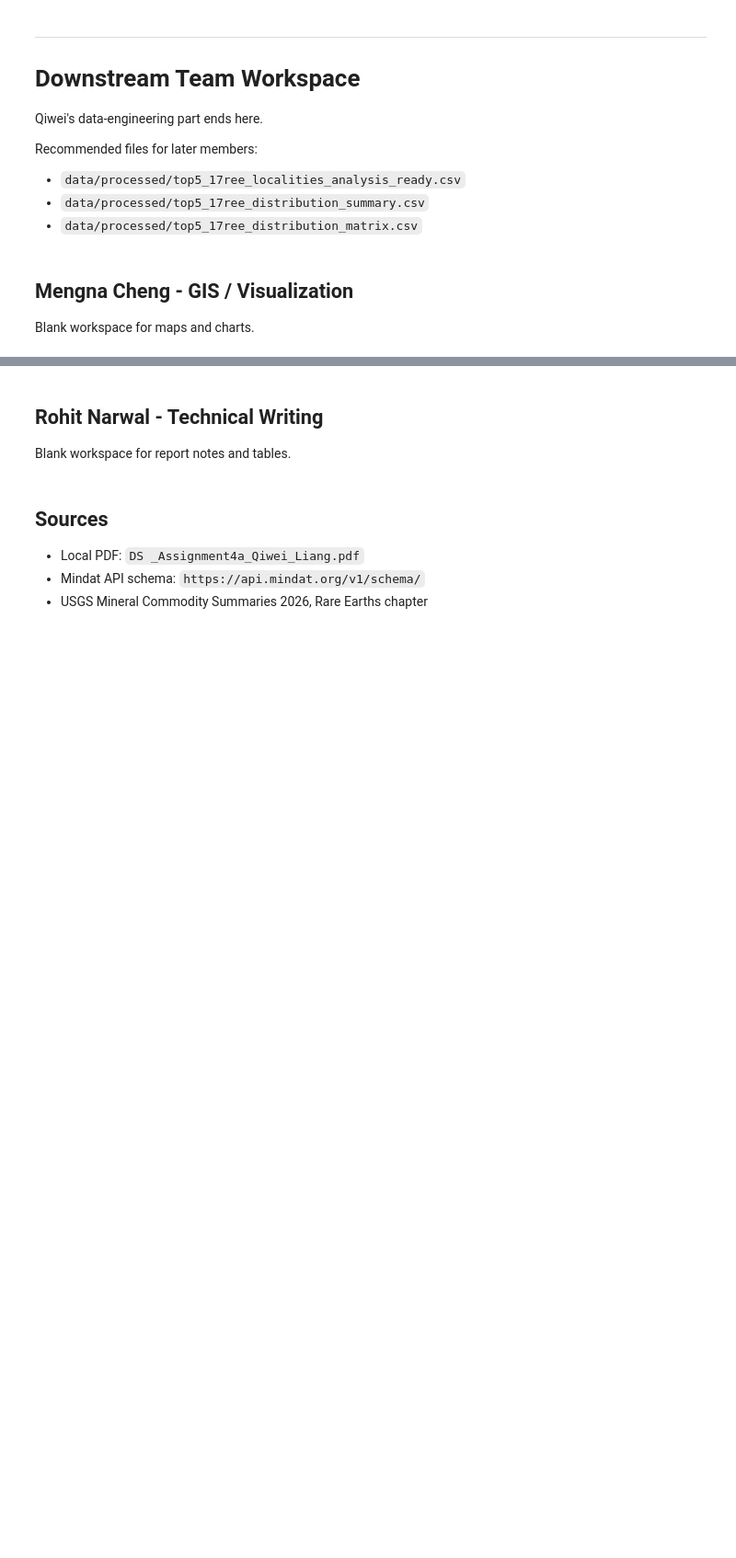
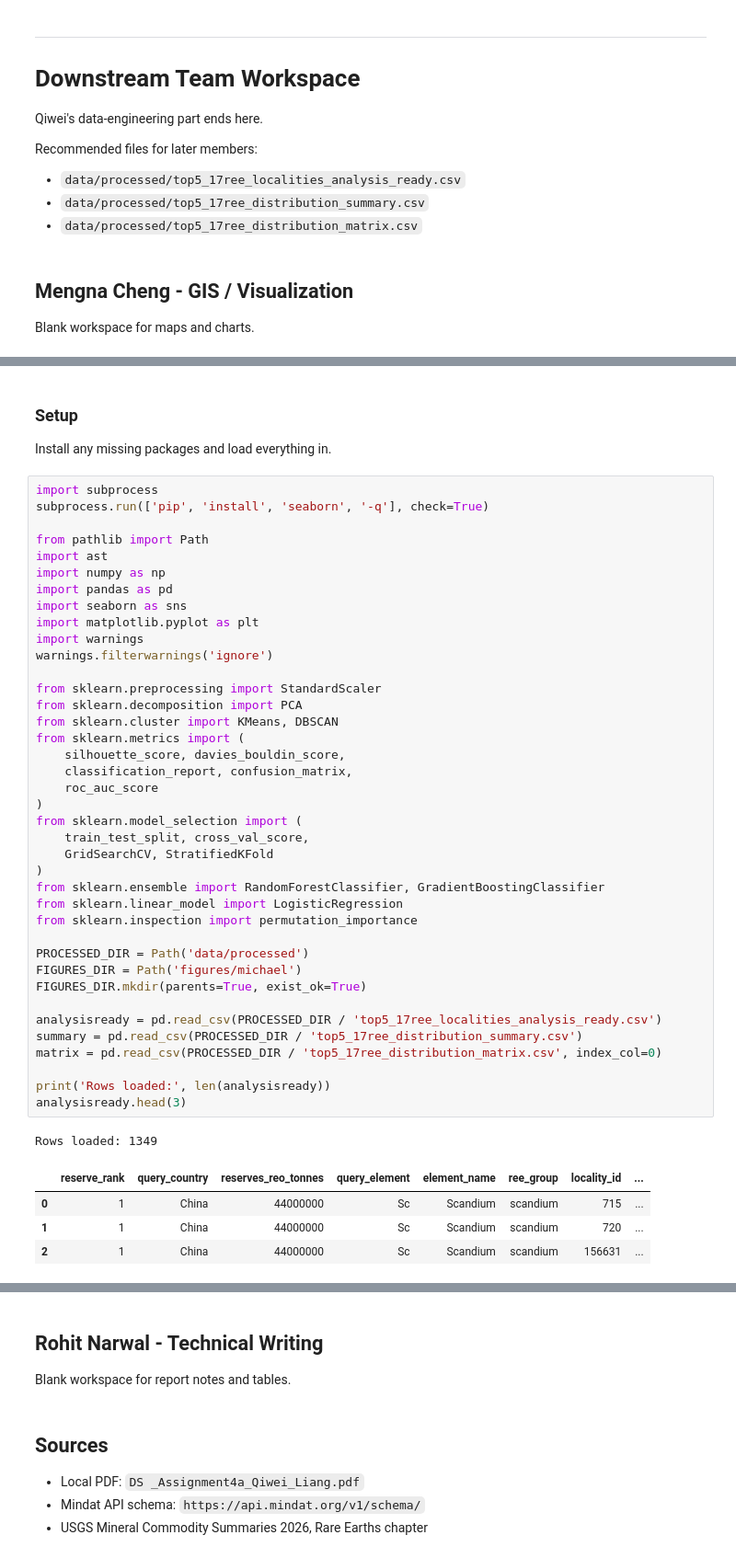
Before and after one commit to QIWEI-LIANG/Data-Science2026, a Jupyter notebook: REE/REE.ipynb, the cells around one changed output, grey strips where cells are left out. Shown at 92% size. Saved outputs shown, nothing was run; the diff lists cells and outputs as text; blank space fills up the shorter version.

Commit message:
Clustering update

```diff
--- a/REE/REE.ipynb
+++ b/REE/REE.ipynb
@@ -363,0 +369,49 @@ Blank workspace for clustering or modeling.
+# %% [markdown]
+### Setup
+
+Install any missing packages and load everything in.
+# %%
+import subprocess
+subprocess.run(['pip', 'install', 'seaborn', '-q'], check=True)
+
+from pathlib import Path
+import ast
+import numpy as np
+import pandas as pd
+import seaborn as sns
+import matplotlib.pyplot as plt
+import warnings
+warnings.filterwarnings('ignore')
+
+from sklearn.preprocessing import StandardScaler
+from sklearn.decomposition import PCA
+from sklearn.cluster import KMeans, DBSCAN
+from sklearn.metrics import (
+    silhouette_score, davies_bouldin_score,
+    classification_report, confusion_matrix,
+    roc_auc_score
+)
+from sklearn.model_selection import (
+    train_test_split, cross_val_score,
+    GridSearchCV, StratifiedKFold
+)
+from sklearn.ensemble import RandomForestClassifier, GradientBoostingClassifier
+from sklearn.linear_model import LogisticRegression
+from sklearn.inspection import permutation_importance
+
+PROCESSED_DIR = Path('data/processed')
+FIGURES_DIR = Path('figures/michael')
+FIGURES_DIR.mkdir(parents=True, exist_ok=True)
+
+analysisready = pd.read_csv(PROCESSED_DIR / 'top5_17ree_localities_analysis_ready.csv')
+summary = pd.read_csv(PROCESSED_DIR / 'top5_17ree_distribution_summary.csv')
+matrix = pd.read_csv(PROCESSED_DIR / 'top5_17ree_distribution_matrix.csv', index_col=0)
+
+print('Rows loaded:', len(analysisready))
+analysisready.head(3)
+# %% [output]
+Rows loaded: 1349
+|  | reserve_rank | query_country | reserves_reo_tonnes | query_element | element_name | ree_group | locality_id | ... |
+| 0 | 1 | China | 44000000 | Sc | Scandium | scandium | 715 | ... |
+| 1 | 1 | China | 44000000 | Sc | Scandium | scandium | 720 | ... |
+| 2 | 1 | China | 44000000 | Sc | Scandium | scandium | 156631 | ... |
```
Also changed, not shown: parts of 26 cells of this notebook.
